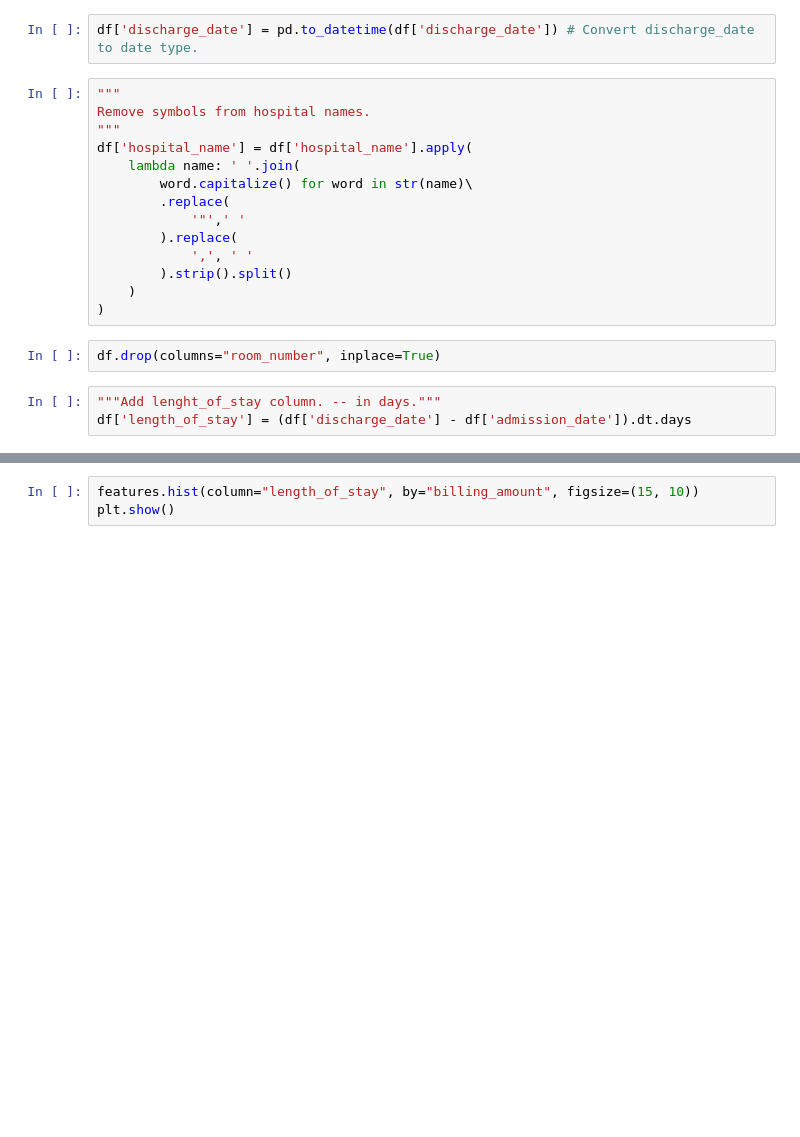
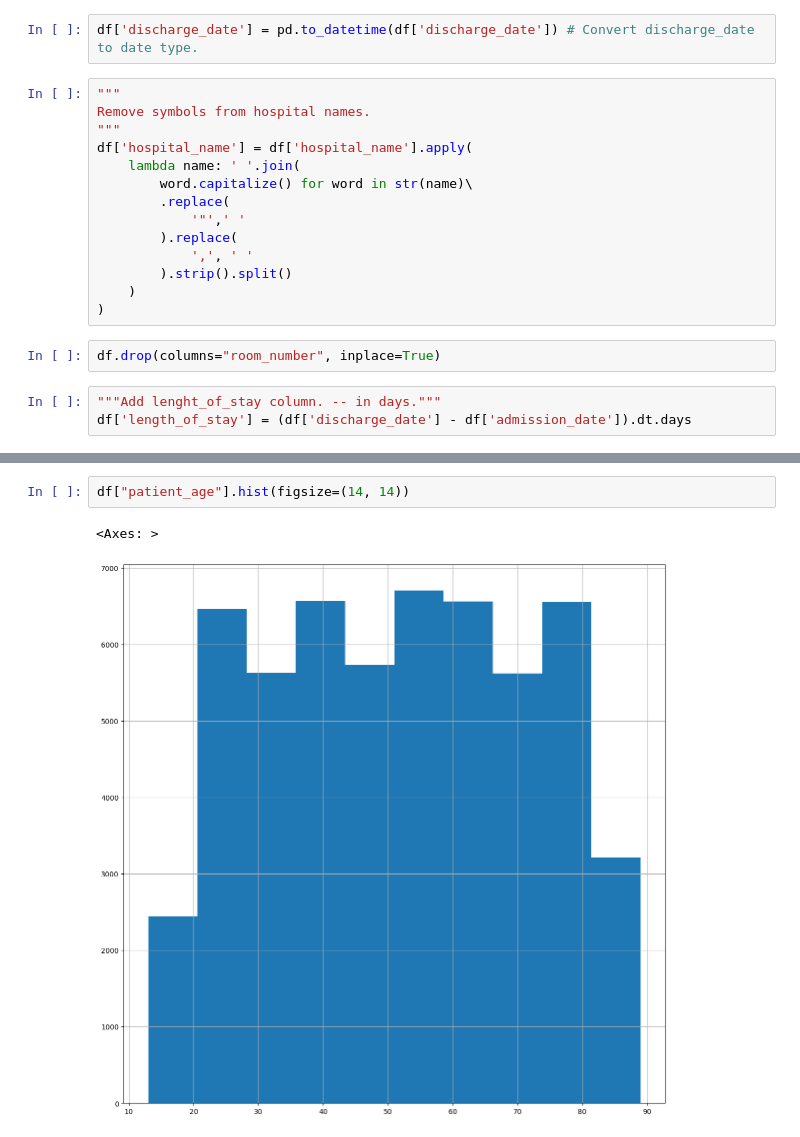
Before and after one commit to abhinna1/CSE4-587-Data-Intensive-Computing, a Jupyter notebook: main.ipynb, the cells around one changed output, grey strips where cells are left out. Drawn from its saved outputs; the diff is of its cells as text; blank space fills up the shorter version.

```diff
--- a/main.ipynb
+++ b/main.ipynb
@@ -101,3 +193,5 @@ plt.show()
 # %%
-features.hist(column="length_of_stay", by="billing_amount", figsize=(15, 10))
-plt.show()
+df["patient_age"].hist(figsize=(14, 14))
+# %% [output]
+<Axes: >
+[figure, added]
```
Also changed, not shown: parts of 12 cells of this notebook.
